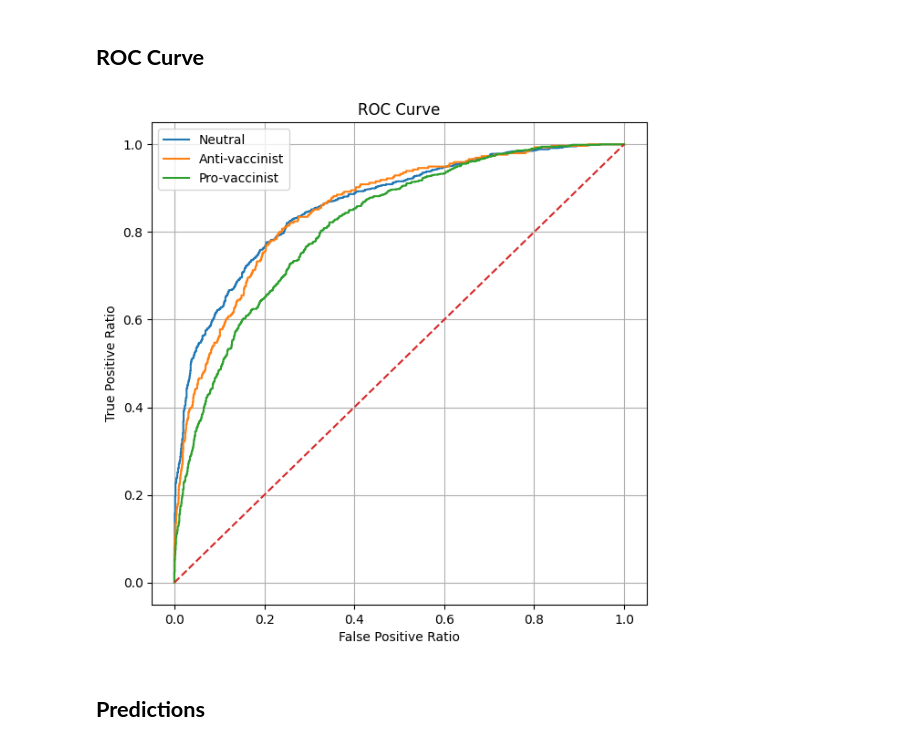
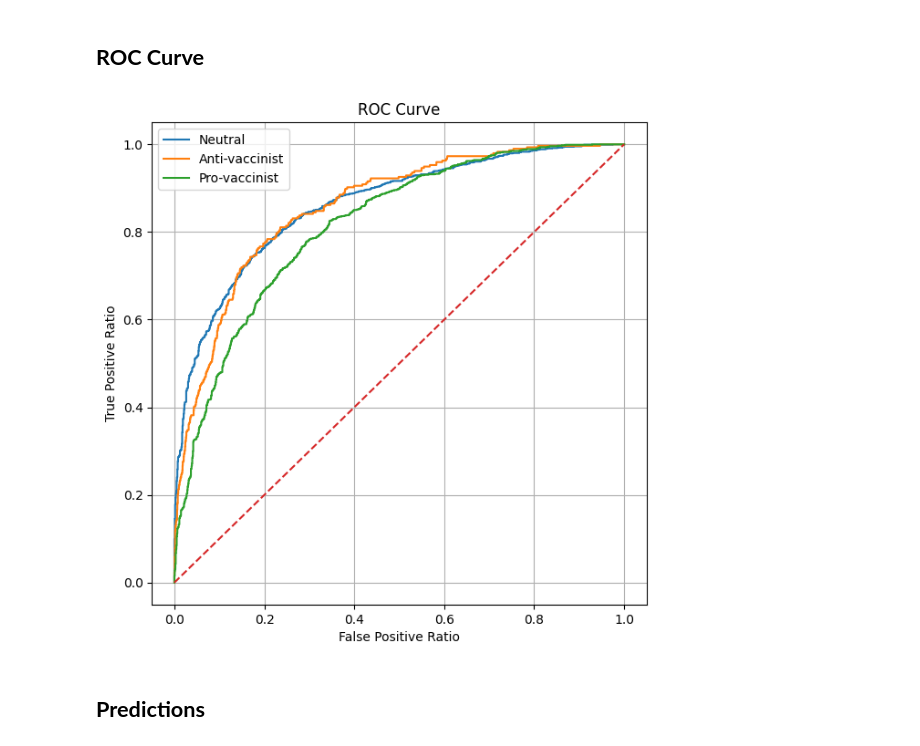
Before and after one commit to d-maniatakos/covid19-vaccine-sentiment-analysis, a Jupyter notebook: vaccine_sentiment_classifier_using_neural_networks.ipynb, the cells around one changed output. Drawn from its saved outputs; the diff is of its cells as text; code cells hidden in the pictures.

```diff
--- a/vaccine_sentiment_classifier_using_neural_networks.ipynb
+++ b/vaccine_sentiment_classifier_using_neural_networks.ipynb
@@ -389,16 +378,8 @@ Epoch: 20/20 Training Loss: 0.5199 Validation Loss: 0.6875
 ## **Second Model Evaluation**
 # %%
 # make predictions about the validation set
-predictions = []
-predictions_scores = []
-
-for i in range(validation_vector.size()[0]):
-  prediction = model.forward(validation_vector[i])
-  predictions.append(torch.argmax(prediction).item())
-  # print(prediction)
-
-  predictions_scores.append(prediction.tolist())
-
+predictions_scores = model(validation_vector)
+predictions = torch.argmax(predictions_scores, dim=1).tolist()
 
 precision = precision_score(y_validation.tolist(), predictions, average='weighted')
 recall = recall_score(y_validation.tolist(), predictions, average='weighted')
@@ -446,32 +427,32 @@ F1-Score: 0.7042873813679564
 # %%
 def plot_roc_curve():
   plt.figure(figsize=(7, 7), dpi=100)
   plt.grid()
   plt.xlabel('False Positive Ratio')
   plt.ylabel('True Positive Ratio')
   plt.title('ROC Curve')
+  y_validation_binarized = label_binarize(y_validation, classes=[0, 1, 2])
 
-
-  fpr, tpr, _ = roc_curve(y_validation_binarized[:, 0], [score[0] for score in predictions_scores])
+  fpr, tpr, _ = roc_curve(y_validation_binarized[:, 0], [score[0] for score in predictions_scores.tolist()])
   plt.plot(fpr, tpr)
 
-  fpr, tpr, _ = roc_curve(y_validation_binarized[:, 1], [score[1] for score in predictions_scores])
+  fpr, tpr, _ = roc_curve(y_validation_binarized[:, 1], [score[1] for score in predictions_scores.tolist()])
   plt.plot(fpr, tpr)
 
-  fpr, tpr, _ = roc_curve(y_validation_binarized[:, 2], [score[2] for score in predictions_scores])
+  fpr, tpr, _ = roc_curve(y_validation_binarized[:, 2], [score[2] for score in predictions_scores.tolist()])
   plt.plot(fpr, tpr)
 
   #add a reference y=x line
   plt.plot([0, 1], [0, 1], linestyle='dashed')
 
   plt.legend(['Neutral', 'Anti-vaccinist', 'Pro-vaccinist'])
 
   plt.show()
 
 
 plot_roc_curve()
 # %% [output]
-[figure, old version]
+[figure, new version]
 # %% [markdown]
 ## **Predictions**
 # %%
```
Also changed, not shown: parts of 6 cells of this notebook.
